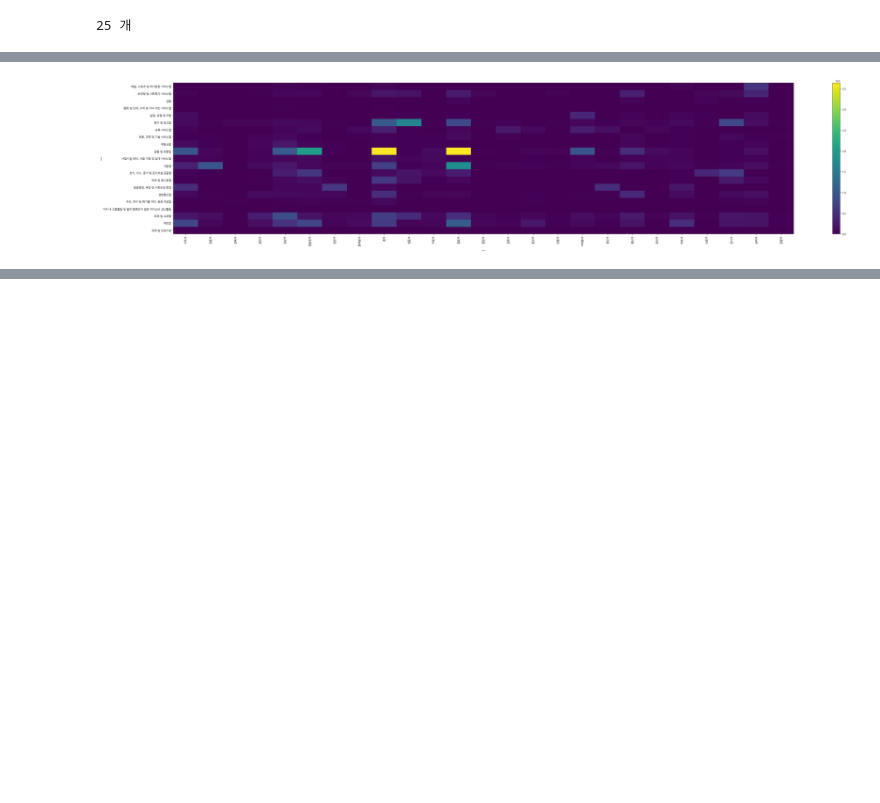
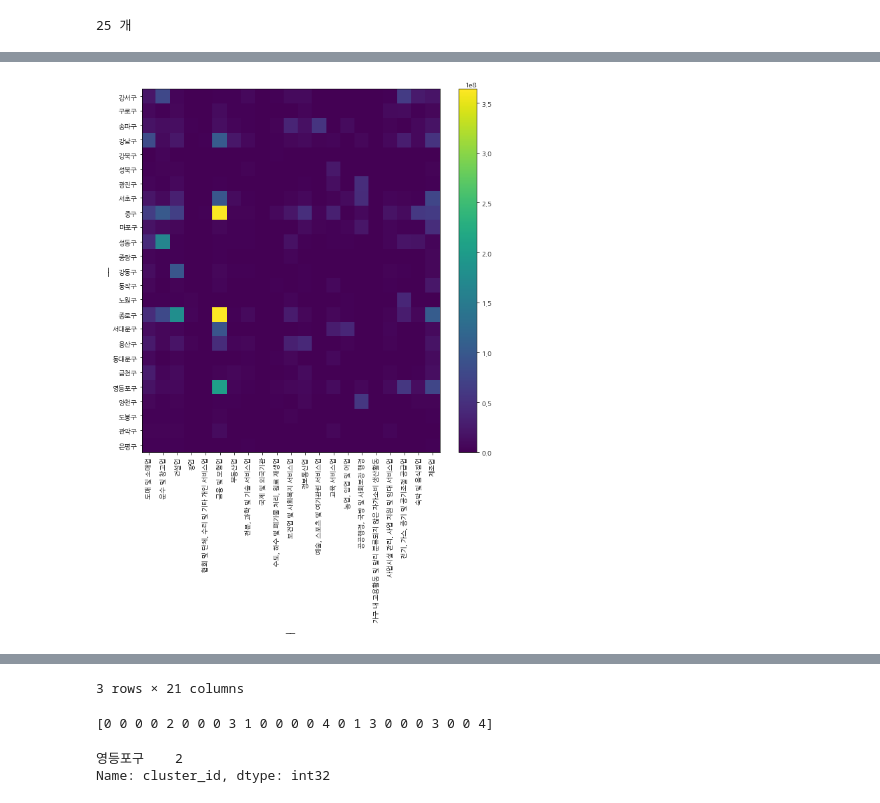
Before and after one commit to waverDeep/FinDataAnalysis, a Jupyter notebook: KCData/playground03.ipynb, the cells around one changed output, grey strips where cells are left out. Drawn from its saved outputs; the diff is of its cells as text; code cells hidden in the pictures; blank space fills up the shorter version.

Commit message:
클러스터링 알고리즘 추가

```diff
--- a/KCData/playground03.ipynb
+++ b/KCData/playground03.ipynb
@@ -72,13 +70,15 @@ plt.show()
 # %%
 gu_big_maechul_pd = pd.DataFrame(gu_big_maechul, index=big, columns=sigoongu)
 gu_big_maechul_pd = gu_big_maechul_pd.fillna(0)
-plt.figure(figsize=(50,10))
+gu_big_maechul_pd = gu_big_maechul_pd.transpose()
+plt.figure(figsize=(10,10))
 plt.pcolor(gu_big_maechul_pd)
 plt.xticks(np.arange(0.5, len(gu_big_maechul_pd.columns), 1), gu_big_maechul_pd.columns, rotation=90)
 plt.yticks(np.arange(0.5, len(gu_big_maechul_pd.index), 1), gu_big_maechul_pd.index)
 plt.xlabel('__', fontsize=14)
 plt.ylabel('__', fontsize=14)
 plt.colorbar()
 plt.show()
+gu_big_maechul_pd.head(3)
 # %% [output]
-[figure, old version]
+[figure, new version]
@@ -84,0 +89,19 @@ plt.show()
+3 rows × 21 columns
+# %%
+# 클러스터링 시도
+import numpy as np
+from sklearn.cluster import KMeans
+import seaborn as sns
+
+datapoints = gu_big_maechul_pd.values
+kmeans = KMeans(n_clusters=5).fit(datapoints)
+print(kmeans.labels_)
+# %% [output]
+[0 0 0 0 2 0 0 0 3 1 0 0 0 0 4 0 1 3 0 0 0 3 0 0 4]
+# %%
+gu_big_maechul_pd['cluster_id'] = kmeans.labels_
+temp = gu_big_maechul_pd[gu_big_maechul_pd['cluster_id']==2]
+temp['cluster_id']
+# %% [output]
+영등포구    2
+Name: cluster_id, dtype: int32
```
Also changed, not shown: parts of 7 cells of this notebook.
